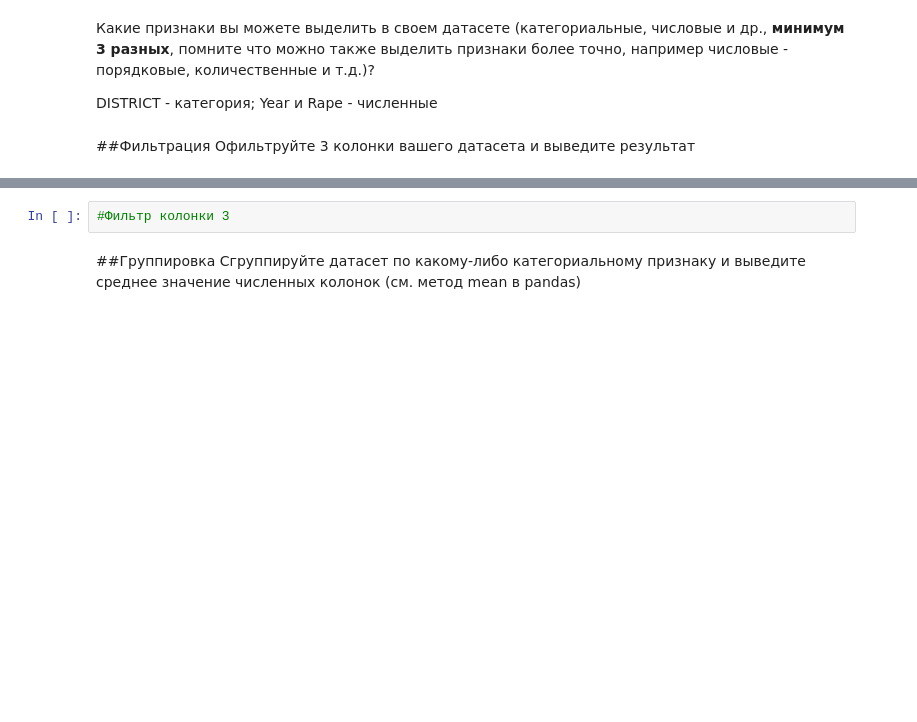
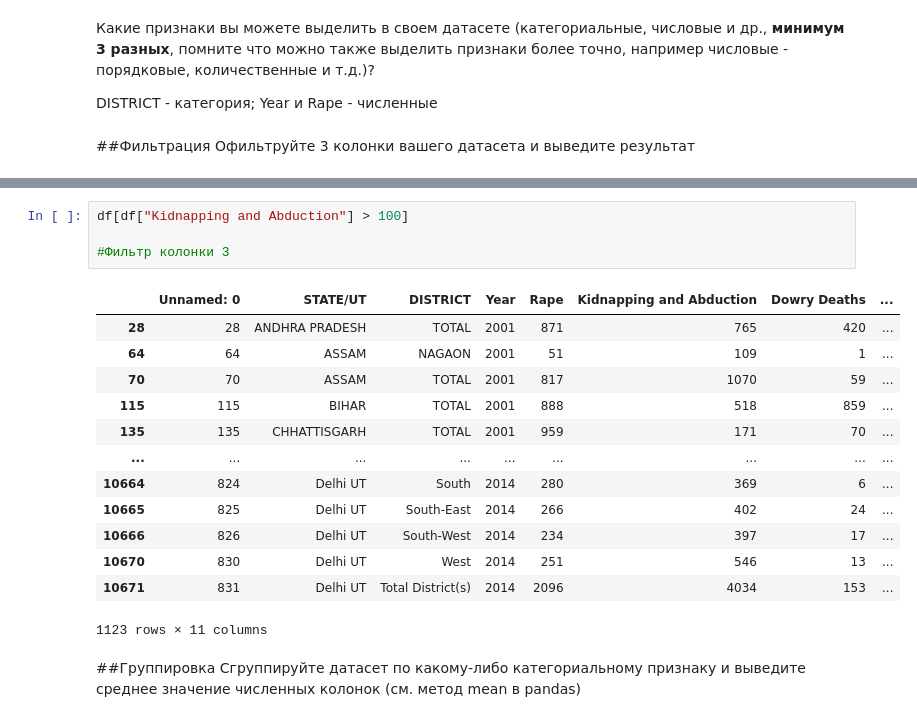
Before and after one commit to TN1928/machinescreatemachines, a Jupyter notebook: Копия_блокнота_"Задание_1_ipynb".ipynb, the cells around one changed output, grey strips where cells are left out. Saved outputs shown, nothing was run; the diff lists cells and outputs as text; blank space fills up the shorter version.

```diff
--- a/Копия_блокнота_"Задание_1_ipynb".ipynb
+++ b/Копия_блокнота_"Задание_1_ipynb".ipynb
@@ -118,5 +151,21 @@ Year и Rape - численные
 # %%
+df[df["Kidnapping and Abduction"] > 100]
+
 #Фильтр колонки 3
+# %% [output]
+|  | Unnamed: 0 | STATE/UT | DISTRICT | Year | Rape | Kidnapping and Abduction | Dowry Deaths | ... |
+| 28 | 28 | ANDHRA PRADESH | TOTAL | 2001 | 871 | 765 | 420 | ... |
+| 64 | 64 | ASSAM | NAGAON | 2001 | 51 | 109 | 1 | ... |
+| 70 | 70 | ASSAM | TOTAL | 2001 | 817 | 1070 | 59 | ... |
+| 115 | 115 | BIHAR | TOTAL | 2001 | 888 | 518 | 859 | ... |
+| 135 | 135 | CHHATTISGARH | TOTAL | 2001 | 959 | 171 | 70 | ... |
+| ... | ... | ... | ... | ... | ... | ... | ... | ... |
+| 10664 | 824 | Delhi UT | South | 2014 | 280 | 369 | 6 | ... |
+| 10665 | 825 | Delhi UT | South-East | 2014 | 266 | 402 | 24 | ... |
+| 10666 | 826 | Delhi UT | South-West | 2014 | 234 | 397 | 17 | ... |
+| 10670 | 830 | Delhi UT | West | 2014 | 251 | 546 | 13 | ... |
+| 10671 | 831 | Delhi UT | Total District(s) | 2014 | 2096 | 4034 | 153 | ... |
+1123 rows × 11 columns
 # %% [markdown]
 ##Группировка
 Сгруппируйте датасет по какому-либо категориальному признаку и выведите среднее значение численных колонок (см. метод mean в pandas)
```
Also changed, not shown: parts of 4 cells of this notebook.
